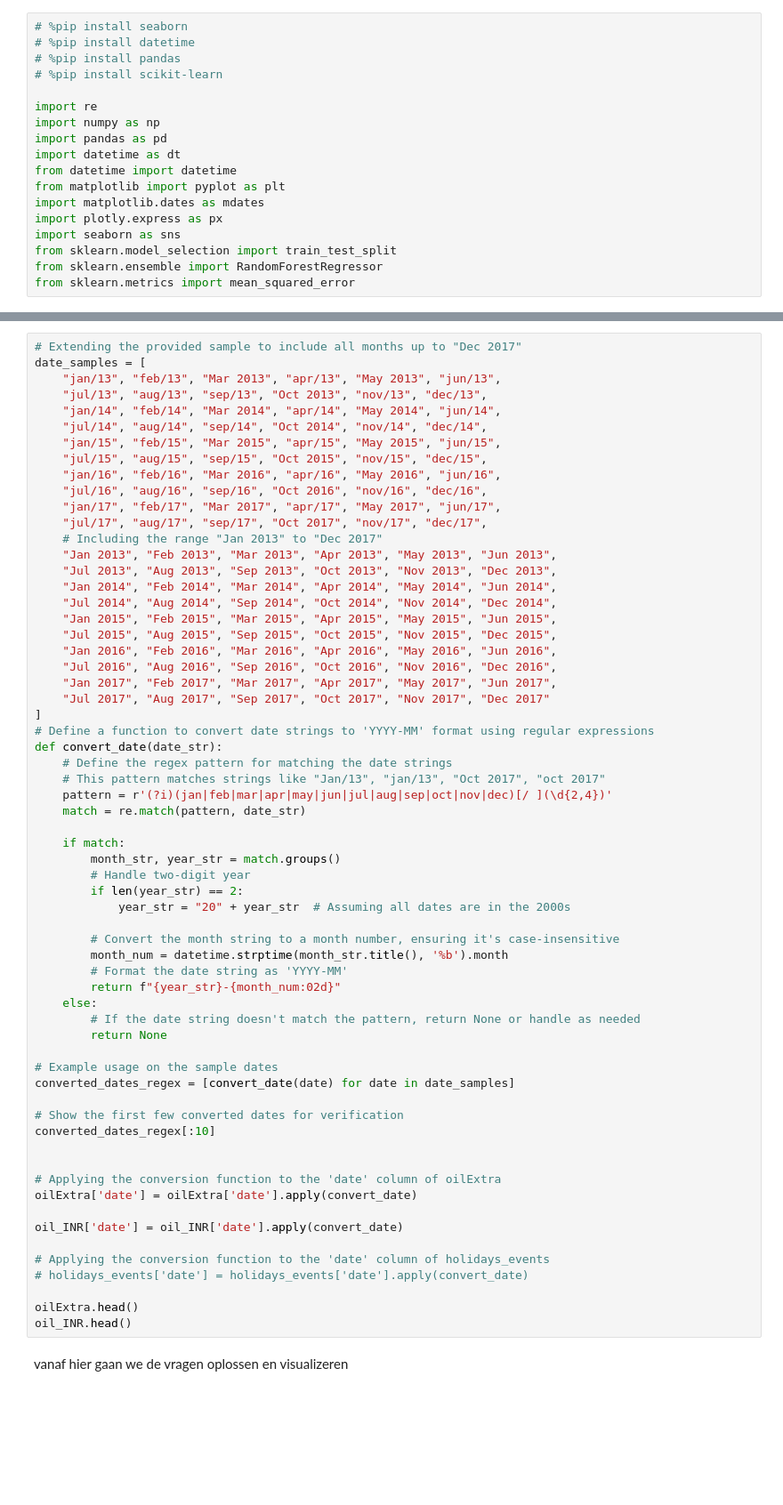
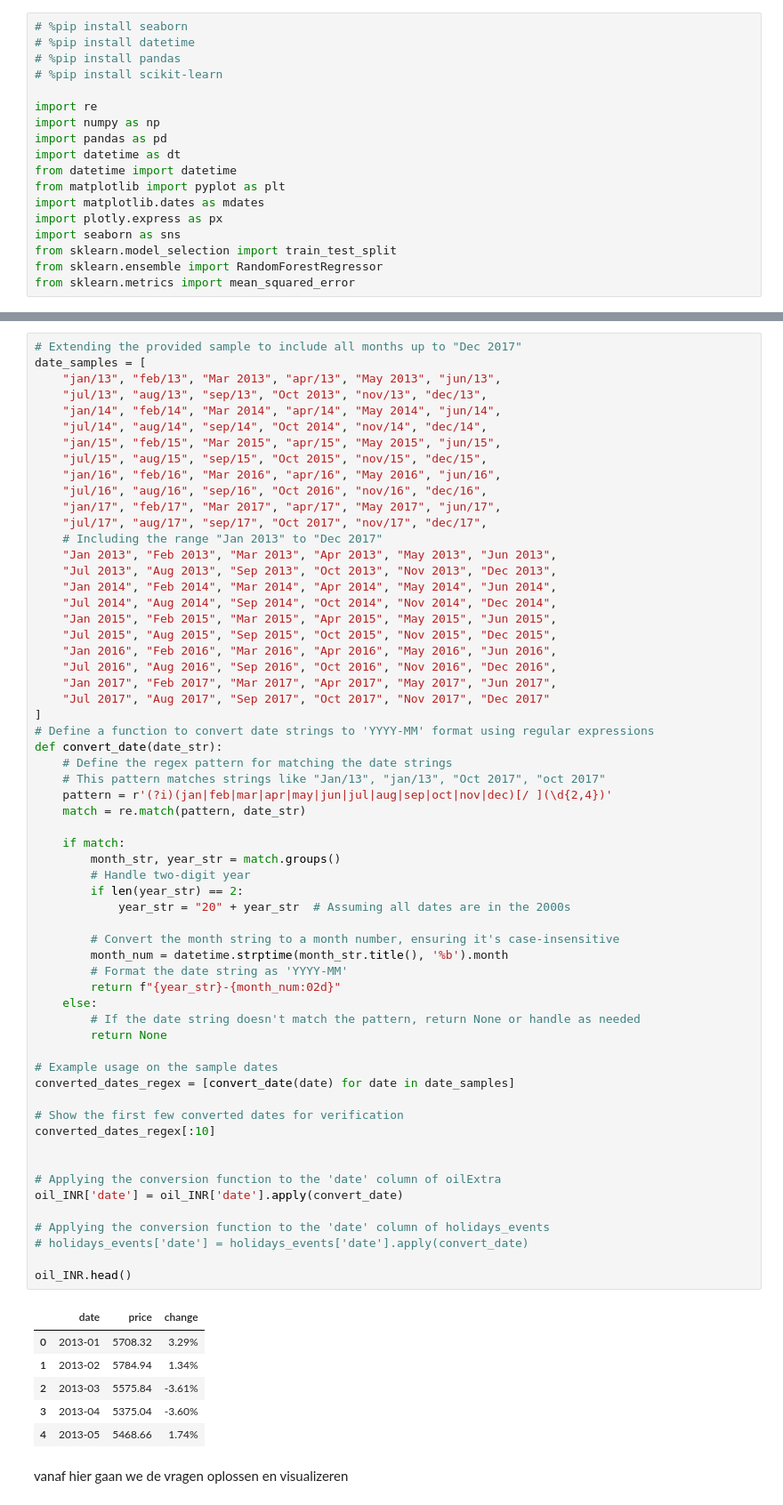
Before and after one commit to florboydens/Data-Analytics-Case-2, a Jupyter notebook: supermarket.ipynb, the cells around one changed output, grey strips where cells are left out. Shown at 89% size. Saved outputs shown, nothing was run; the diff lists cells and outputs as text; blank space fills up the shorter version.

```diff
--- a/supermarket.ipynb
+++ b/supermarket.ipynb
@@ -89,36 +65,40 @@ def convert_date(date_str):
     match = re.match(pattern, date_str)
 
     if match:
         month_str, year_str = match.groups()
         # Handle two-digit year
         if len(year_str) == 2:
             year_str = "20" + year_str  # Assuming all dates are in the 2000s
 
         # Convert the month string to a month number, ensuring it's case-insensitive
         month_num = datetime.strptime(month_str.title(), '%b').month
         # Format the date string as 'YYYY-MM'
         return f"{year_str}-{month_num:02d}"
     else:
         # If the date string doesn't match the pattern, return None or handle as needed
         return None
 
 # Example usage on the sample dates
 converted_dates_regex = [convert_date(date) for date in date_samples]
 
 # Show the first few converted dates for verification
 converted_dates_regex[:10]
 
 
 # Applying the conversion function to the 'date' column of oilExtra
-oilExtra['date'] = oilExtra['date'].apply(convert_date)
-
 oil_INR['date'] = oil_INR['date'].apply(convert_date)
 
 # Applying the conversion function to the 'date' column of holidays_events
 # holidays_events['date'] = holidays_events['date'].apply(convert_date)
 
-oilExtra.head()
 oil_INR.head()
+# %% [output]
+|  | date | price | change |
+| 0 | 2013-01 | 5708.32 | 3.29% |
+| 1 | 2013-02 | 5784.94 | 1.34% |
+| 2 | 2013-03 | 5575.84 | -3.61% |
+| 3 | 2013-04 | 5375.04 | -3.60% |
+| 4 | 2013-05 | 5468.66 | 1.74% |
 # %% [markdown]
 vanaf hier gaan we de vragen oplossen en visualizeren
 # %%
```
Also changed, not shown: parts of 7 cells of this notebook.
